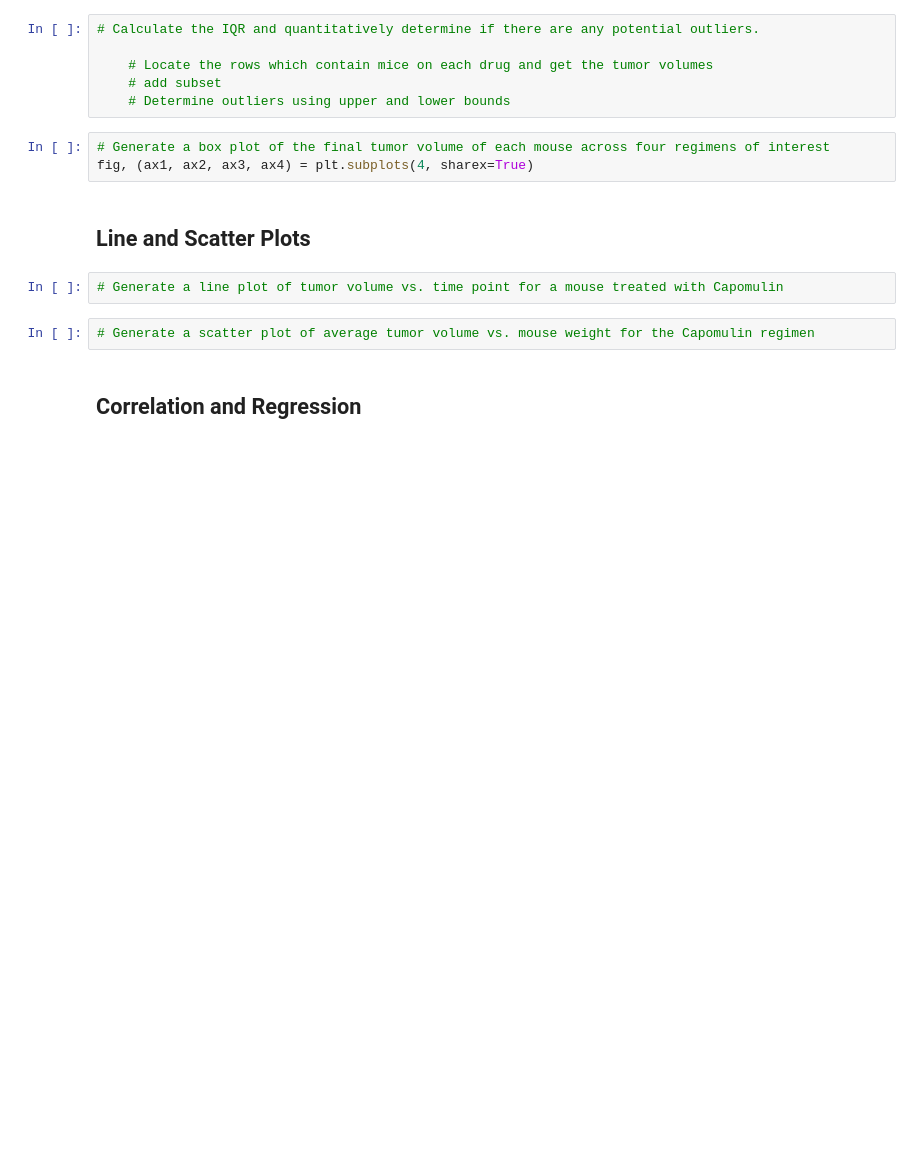
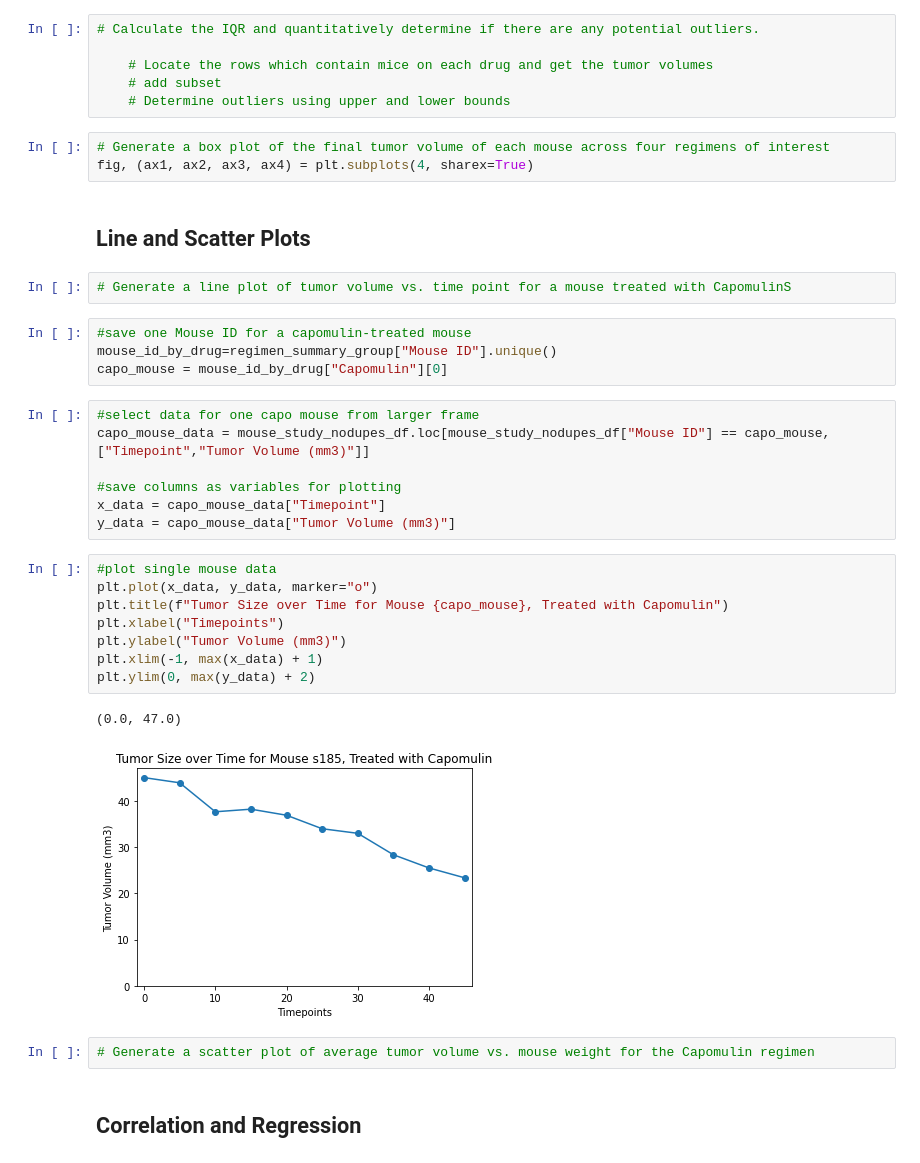
Before and after one commit to ermcgrew/matplotlib_challenge, a Jupyter notebook: Pymaceuticals/main.ipynb, the cells around one changed output. Saved outputs shown, nothing was run; the diff lists cells and outputs as text; blank space fills up the shorter version.

Commit message:
line plot done

```diff
--- a/Pymaceuticals/main.ipynb
+++ b/Pymaceuticals/main.ipynb
@@ -238,7 +238,29 @@ fig, (ax1, ax2, ax3, ax4) = plt.subplots(4, sharex=True)
 # %% [markdown]
 ## Line and Scatter Plots
 # %%
-# Generate a line plot of tumor volume vs. time point for a mouse treated with Capomulin
+# Generate a line plot of tumor volume vs. time point for a mouse treated with CapomulinS
+# %%
+#save one Mouse ID for a capomulin-treated mouse
+mouse_id_by_drug=regimen_summary_group["Mouse ID"].unique()
+capo_mouse = mouse_id_by_drug["Capomulin"][0]
+# %%
+#select data for one capo mouse from larger frame
+capo_mouse_data = mouse_study_nodupes_df.loc[mouse_study_nodupes_df["Mouse ID"] == capo_mouse, ["Timepoint","Tumor Volume (mm3)"]]
+
+#save columns as variables for plotting
+x_data = capo_mouse_data["Timepoint"]
+y_data = capo_mouse_data["Tumor Volume (mm3)"]
+# %%
+#plot single mouse data
+plt.plot(x_data, y_data, marker="o")
+plt.title(f"Tumor Size over Time for Mouse {capo_mouse}, Treated with Capomulin")
+plt.xlabel("Timepoints")
+plt.ylabel("Tumor Volume (mm3)")
+plt.xlim(-1, max(x_data) + 1)
+plt.ylim(0, max(y_data) + 2)
+# %% [output]
+(0.0, 47.0)
+[figure, added]
 # %%
 # Generate a scatter plot of average tumor volume vs. mouse weight for the Capomulin regimen
 # %% [markdown]
```
Also changed, not shown: parts of 2 cells of this notebook.
